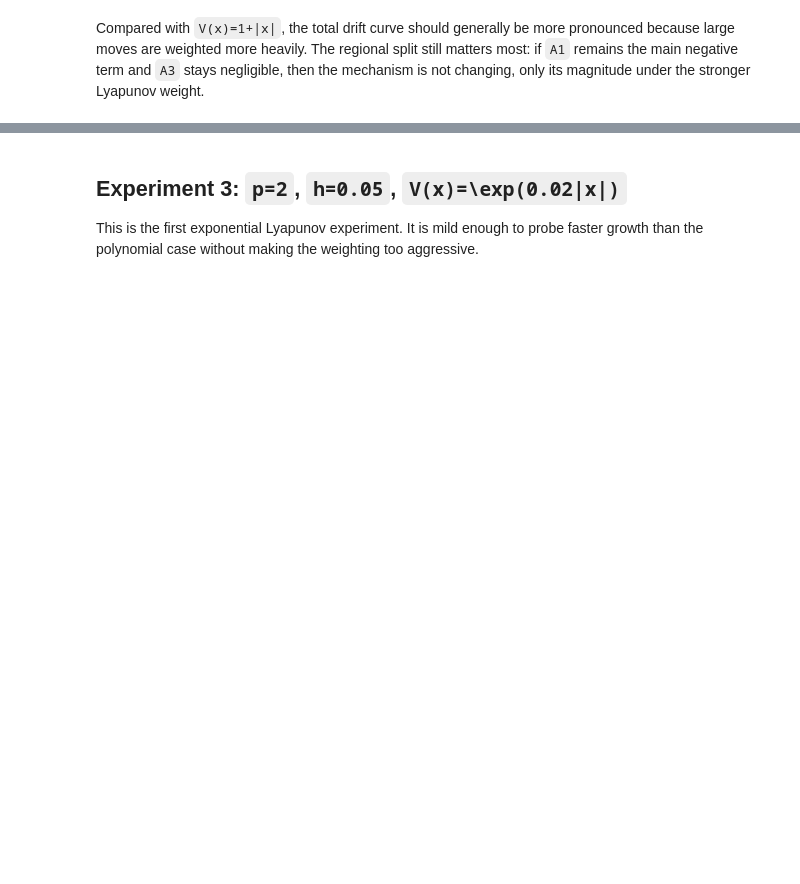
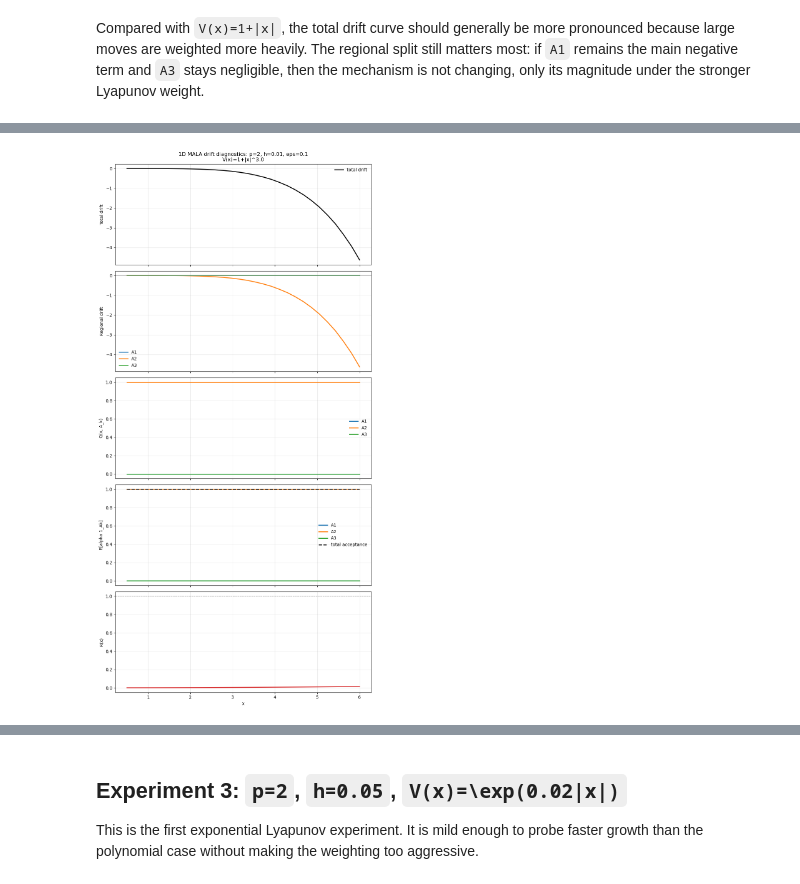
Before and after one commit to LeoScara00/MALA_light_tails, a Jupyter notebook: notebooks/01_drift_diagnostics.ipynb, the cells around one changed output, grey strips where cells are left out. Drawn from its saved outputs; the diff is of its cells as text; code cells hidden in the pictures; blank space fills up the shorter version.

```diff
--- a/notebooks/01_drift_diagnostics.ipynb
+++ b/notebooks/01_drift_diagnostics.ipynb
@@ -92,0 +106,9 @@ Compared with `V(x)=1+|x|`, the total drift curve should generally be more prono
+# %%
+result_2, lyapunov_2 = run_and_plot_experiment(
+    p=2,
+    h=0.01,
+    lyapunov_type="poly",
+    m=3.0,
+)
+# %% [output]
+[figure, added]
```
Also changed, not shown: parts of 11 cells of this notebook, 1 other file.
